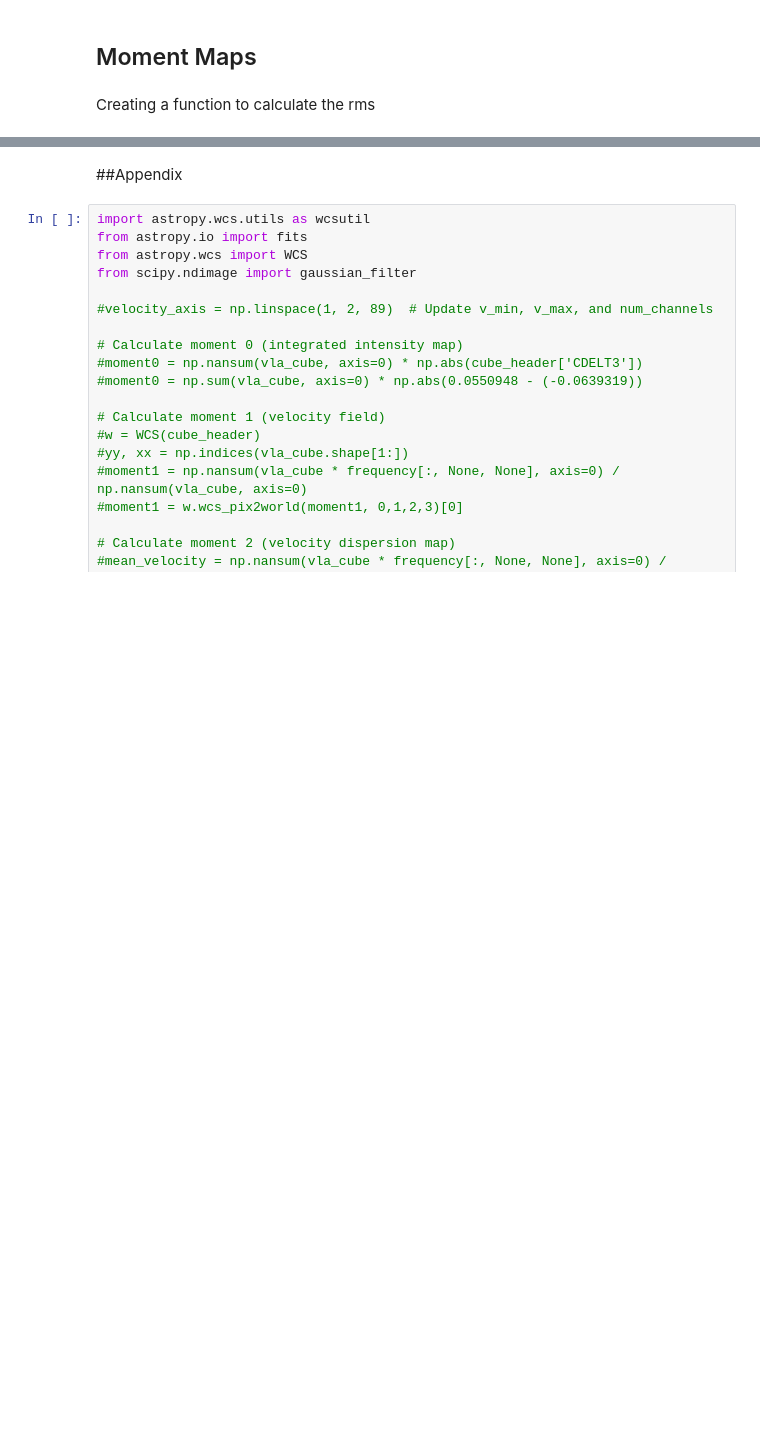
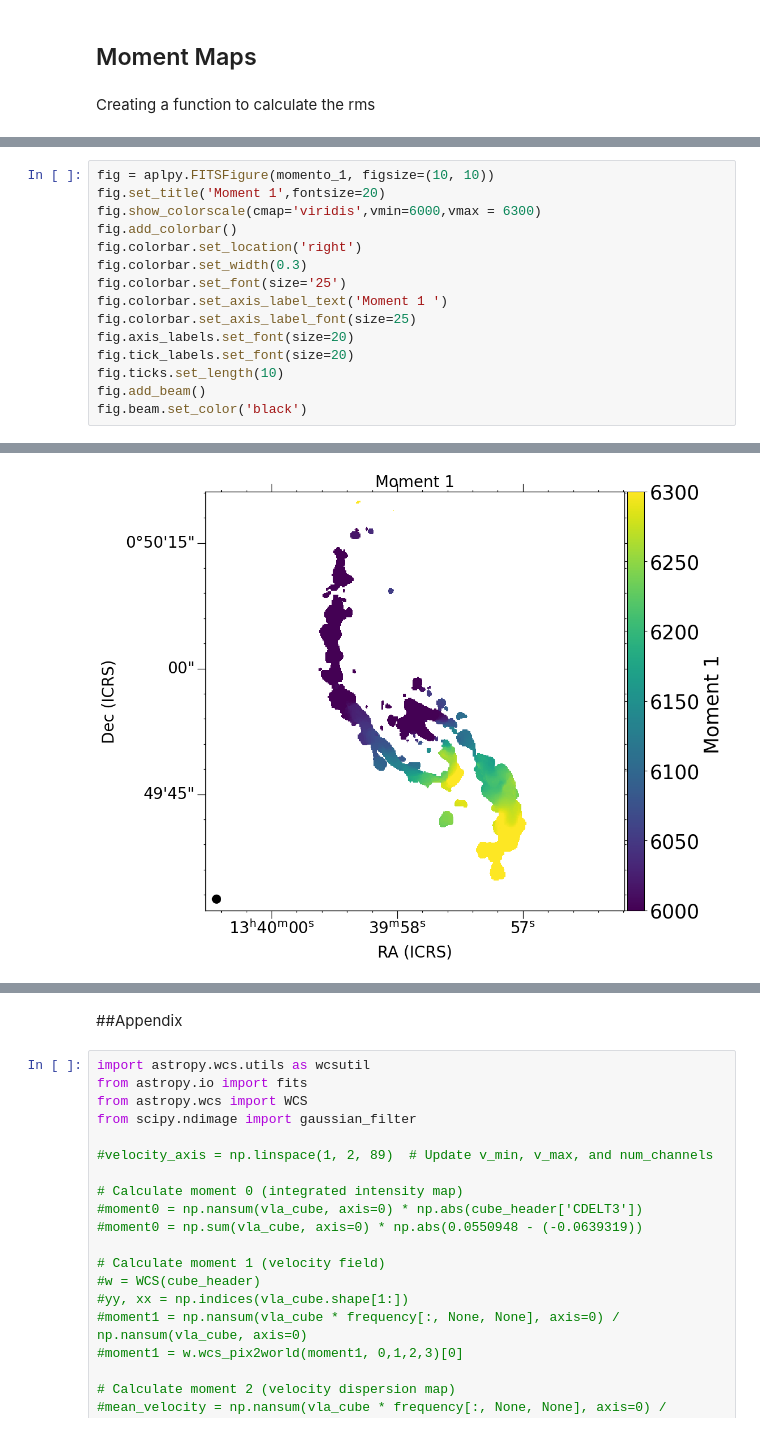
Before and after one commit to danielvijill/nrao-nine-2024, a Jupyter notebook: NGC5258_tutorial.ipynb, the cells around one changed output, grey strips where cells are left out. Cells and saved outputs as stored; diff of their text form; blank space fills up the shorter version.

```diff
--- a/NGC5258_tutorial.ipynb
+++ b/NGC5258_tutorial.ipynb
@@ -423,0 +545,16 @@ Creating a function to calculate the rms
+# %%
+fig = aplpy.FITSFigure(momento_1, figsize=(10, 10))
+fig.set_title('Moment 1',fontsize=20)
+fig.show_colorscale(cmap='viridis',vmin=6000,vmax = 6300)
+fig.add_colorbar()
+fig.colorbar.set_location('right')
+fig.colorbar.set_width(0.3)
+fig.colorbar.set_font(size='25')
+fig.colorbar.set_axis_label_text('Moment 1 ')
+fig.colorbar.set_axis_label_font(size=25)
+fig.axis_labels.set_font(size=20)
+fig.tick_labels.set_font(size=20)
+fig.ticks.set_length(10)
+fig.add_beam()
+fig.beam.set_color('black')
+# %% [output]
@@ -423,0 +569 @@ Creating a function to calculate the rms
+[figure, added]
```
Also changed, not shown: parts of 23 cells of this notebook.
